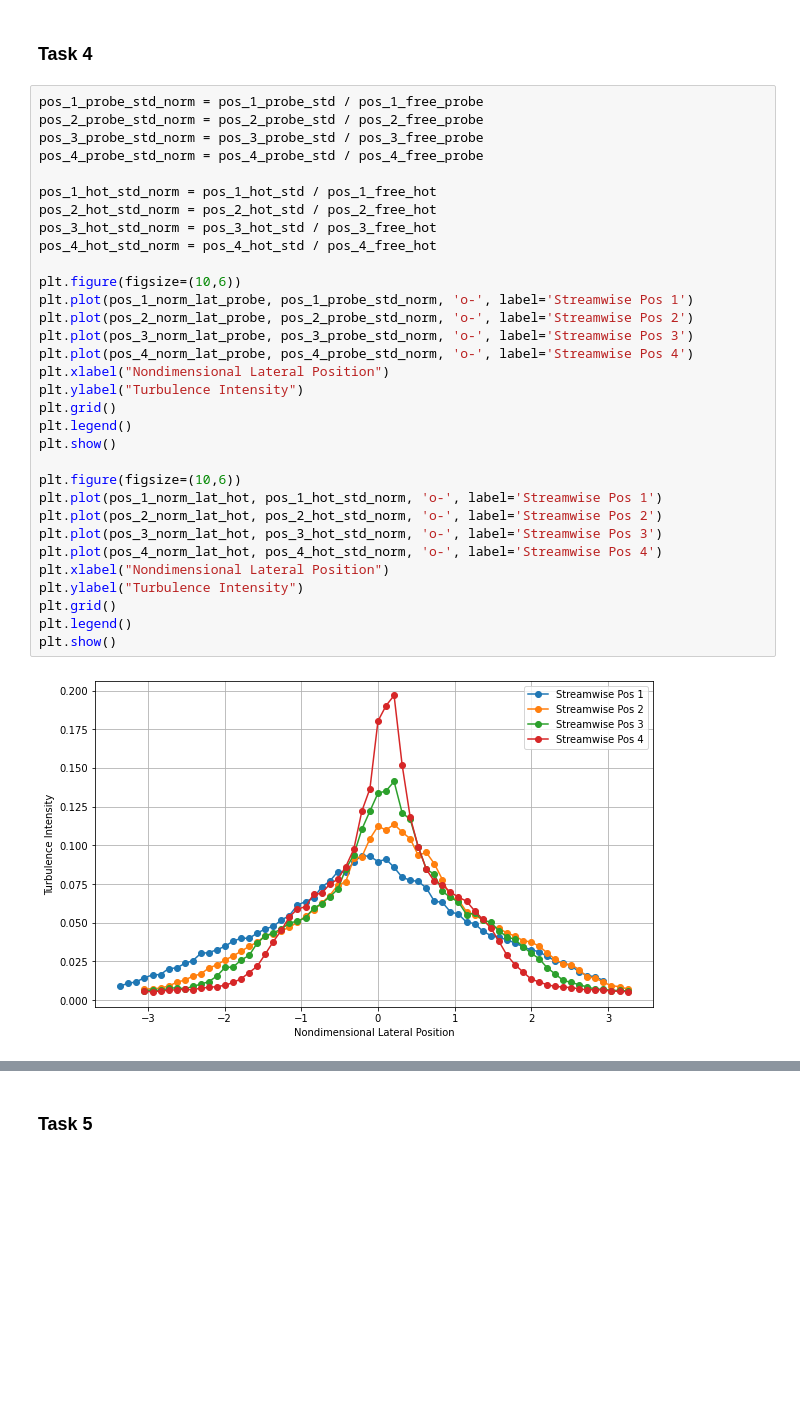
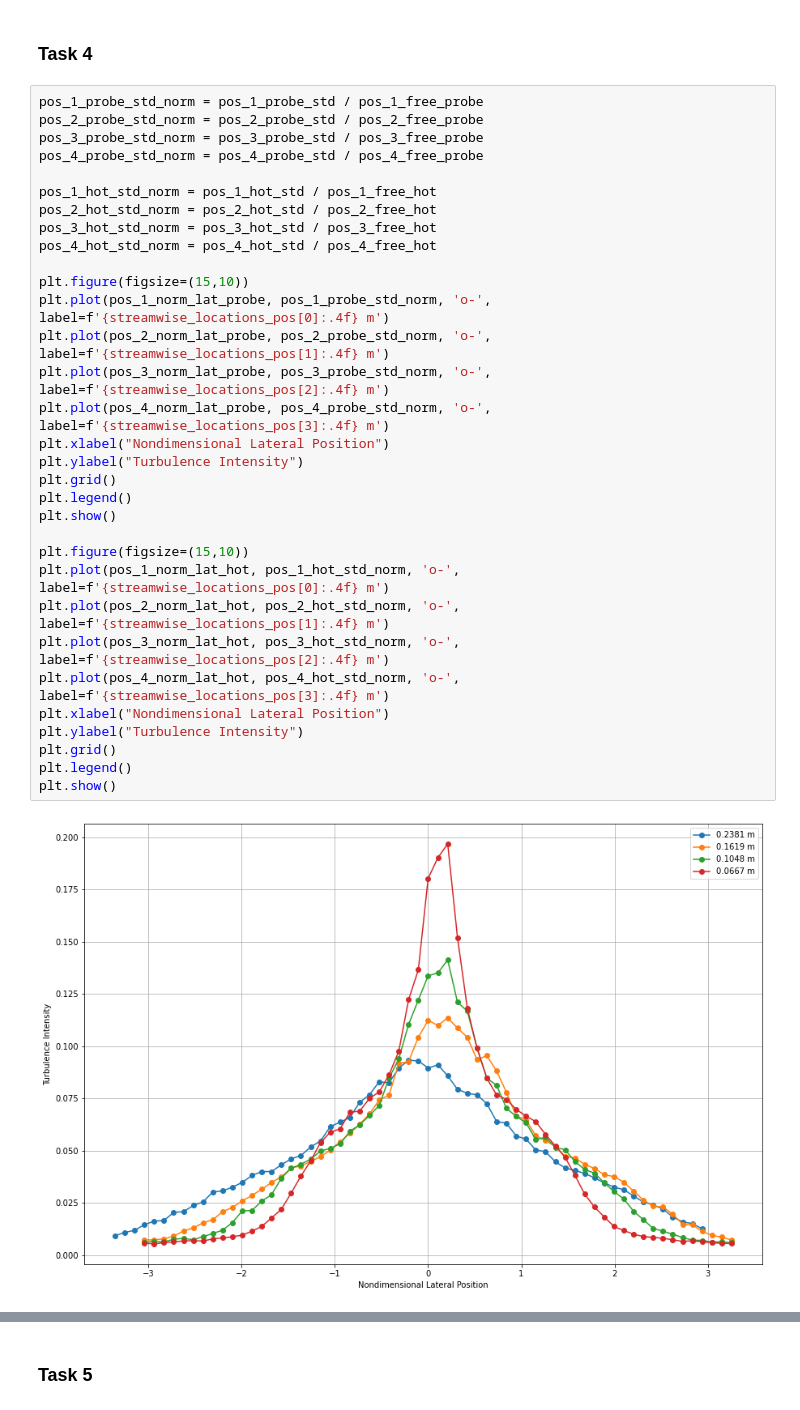
Before and after one commit to EvanY14/AE460-Fa23, a Jupyter notebook: Lab_4/dat_anal.ipynb, the cells around one changed output, grey strips where cells are left out. Cells and saved outputs as stored; diff of their text form; blank space fills up the shorter version.

Commit message:
updated plots

```diff
--- a/Lab_4/dat_anal.ipynb
+++ b/Lab_4/dat_anal.ipynb
@@ -218,34 +218,34 @@ display(HTML(df.to_html()))
 # %%
 pos_1_probe_std_norm = pos_1_probe_std / pos_1_free_probe
 pos_2_probe_std_norm = pos_2_probe_std / pos_2_free_probe
 pos_3_probe_std_norm = pos_3_probe_std / pos_3_free_probe
 pos_4_probe_std_norm = pos_4_probe_std / pos_4_free_probe
 
 pos_1_hot_std_norm = pos_1_hot_std / pos_1_free_hot
 pos_2_hot_std_norm = pos_2_hot_std / pos_2_free_hot
 pos_3_hot_std_norm = pos_3_hot_std / pos_3_free_hot
 pos_4_hot_std_norm = pos_4_hot_std / pos_4_free_hot
 
-plt.figure(figsize=(10,6))
-plt.plot(pos_1_norm_lat_probe, pos_1_probe_std_norm, 'o-', label='Streamwise Pos 1')
-plt.plot(pos_2_norm_lat_probe, pos_2_probe_std_norm, 'o-', label='Streamwise Pos 2')
-plt.plot(pos_3_norm_lat_probe, pos_3_probe_std_norm, 'o-', label='Streamwise Pos 3')
-plt.plot(pos_4_norm_lat_probe, pos_4_probe_std_norm, 'o-', label='Streamwise Pos 4')
+plt.figure(figsize=(15,10))
+plt.plot(pos_1_norm_lat_probe, pos_1_probe_std_norm, 'o-', label=f'{streamwise_locations_pos[0]:.4f} m')
+plt.plot(pos_2_norm_lat_probe, pos_2_probe_std_norm, 'o-', label=f'{streamwise_locations_pos[1]:.4f} m')
+plt.plot(pos_3_norm_lat_probe, pos_3_probe_std_norm, 'o-', label=f'{streamwise_locations_pos[2]:.4f} m')
+plt.plot(pos_4_norm_lat_probe, pos_4_probe_std_norm, 'o-', label=f'{streamwise_locations_pos[3]:.4f} m')
 plt.xlabel("Nondimensional Lateral Position")
 plt.ylabel("Turbulence Intensity")
 plt.grid()
 plt.legend()
 plt.show()
 
-plt.figure(figsize=(10,6))
-plt.plot(pos_1_norm_lat_hot, pos_1_hot_std_norm, 'o-', label='Streamwise Pos 1')
-plt.plot(pos_2_norm_lat_hot, pos_2_hot_std_norm, 'o-', label='Streamwise Pos 2')
-plt.plot(pos_3_norm_lat_hot, pos_3_hot_std_norm, 'o-', label='Streamwise Pos 3')
-plt.plot(pos_4_norm_lat_hot, pos_4_hot_std_norm, 'o-', label='Streamwise Pos 4')
+plt.figure(figsize=(15,10))
+plt.plot(pos_1_norm_lat_hot, pos_1_hot_std_norm, 'o-', label=f'{streamwise_locations_pos[0]:.4f} m')
+plt.plot(pos_2_norm_lat_hot, pos_2_hot_std_norm, 'o-', label=f'{streamwise_locations_pos[1]:.4f} m')
+plt.plot(pos_3_norm_lat_hot, pos_3_hot_std_norm, 'o-', label=f'{streamwise_locations_pos[2]:.4f} m')
+plt.plot(pos_4_norm_lat_hot, pos_4_hot_std_norm, 'o-', label=f'{streamwise_locations_pos[3]:.4f} m')
 plt.xlabel("Nondimensional Lateral Position")
 plt.ylabel("Turbulence Intensity")
 plt.grid()
 plt.legend()
 plt.show()
 # %% [output]
-[figure, old version]
+[figure, new version]
```
Also changed, not shown: parts of 2 cells of this notebook.
